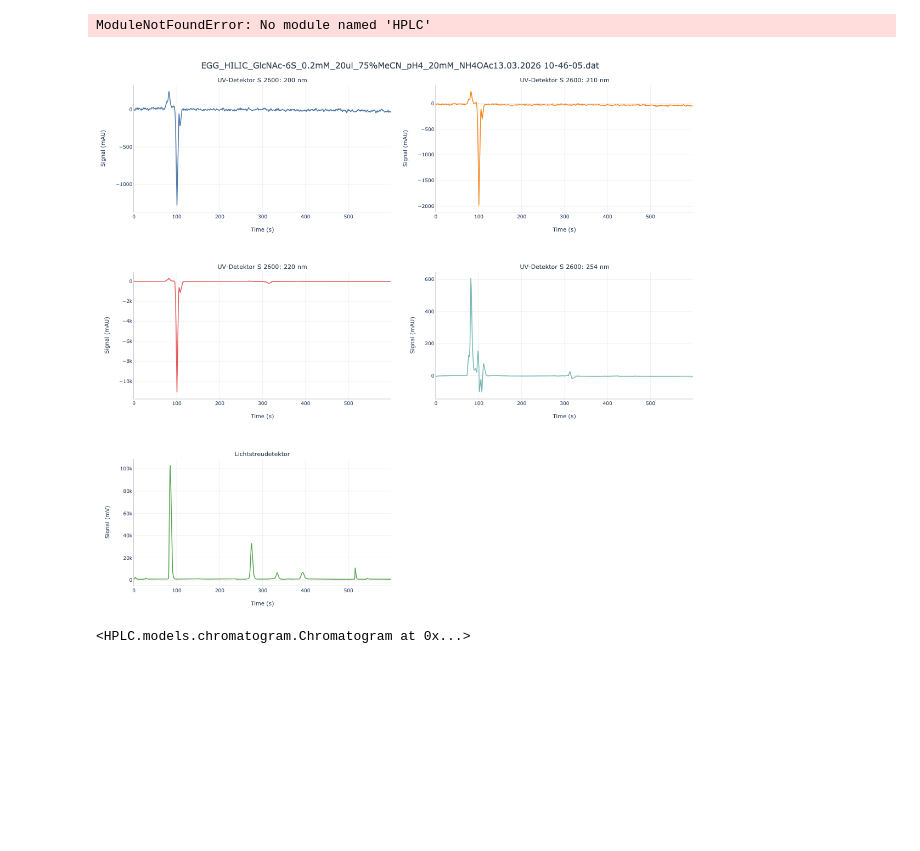
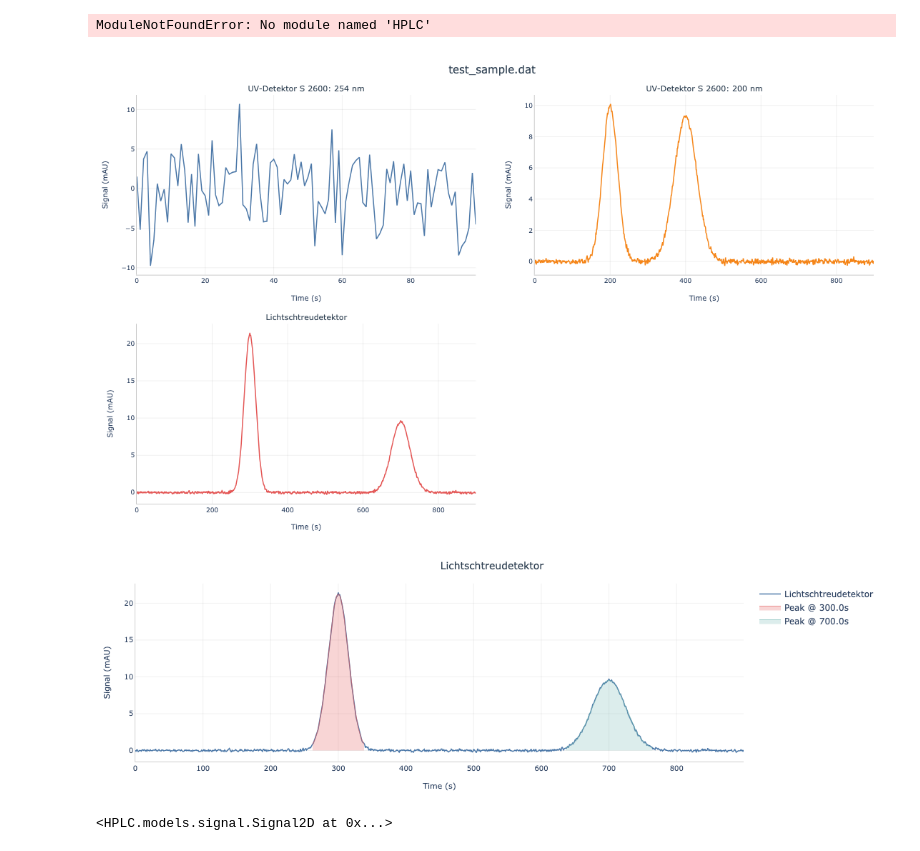
Before and after one commit to eric-gemmell/HPLC, a Jupyter notebook: examples/basic_usage.ipynb, the cells around one changed output. Drawn from its saved outputs; the diff is of its cells as text; code cells hidden in the pictures; blank space fills up the shorter version.

Commit message:
can identify peaks, though it is urrently overengineered

```diff
--- a/examples/basic_usage.ipynb
+++ b/examples/basic_usage.ipynb
@@ -21,8 +21,35 @@ ModuleNotFoundError: No module named 'HPLC'
 # %%
 import HPLC
 import numpy as np
+import numpy as np
+from scipy.special import erf
+from HPLC.models.signal import Signal2D
+from HPLC.models.chromatogram import Chromatogram
+from HPLC.testing.mock_generators import make_raw_signal, make_signal2d, expected_peak_properties, make_chromatogram
 
-HPLC.load("./data/EGG_HILIC_GlcNAc-6S_0.2mM_20ul_75%MeCN_pH4_20mM_NH4OAc13.03.2026 10-46-05.dat").display()
+DIFFICULT_PEAKS = [
+    {"mu": 800, "amplitude": 80,  "sigma": 8,  "alpha": -10.0},  # extreme fronting
+    {"mu": 200, "amplitude": 100, "sigma": 12, "alpha": 0.0},    # symmetric
+    {"mu": 350, "amplitude": 60,  "sigma": 12, "alpha": 5.0},    # tailing
+    {"mu": 480, "amplitude": 90,  "sigma": 12, "alpha": 3.0},    # mild tailing
+]
+NOISE = 0
+DURATION = 1200
+
+# make_signal2d(DIFFICULT_PEAKS, noise_scale=NOISE, duration=1200).display()
+
+make_chromatogram({
+        "UV-Detektor S 2600: 254 nm": {"peaks": [], "noise_scale": 5, "duration":100},
+        "UV-Detektor S 2600: 200 nm": {"peaks": [
+            {"mu": 200, "amplitude": 500, "sigma": 20, "alpha": 0.0},
+            {"mu": 400, "amplitude": 700, "sigma": 30, "alpha": 0.0},
+        ]},
+        "Lichtschtreudetektor": {"peaks": [
+            {"mu": 300, "amplitude": 800, "sigma": 15, "alpha": 0.0},
+            {"mu": 700, "amplitude": 600, "sigma": 25, "alpha": 0.0},
+        ]},
+    }).display().detect_peaks().signals["Lichtschtreudetektor"].display()
 # %% [output]
-[figure, old version]
+[figure, new version]
+[figure, added]
-<HPLC.models.chromatogram.Chromatogram at 0x...>
+<HPLC.models.signal.Signal2D at 0x...>
```
Also changed, not shown: parts of 5 cells of this notebook, 48 other files.
